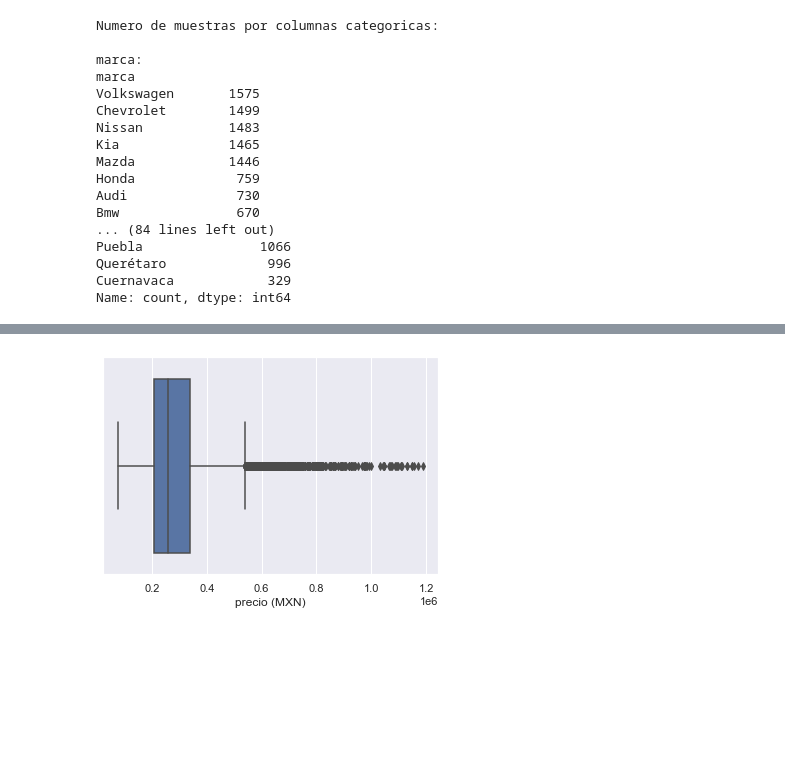
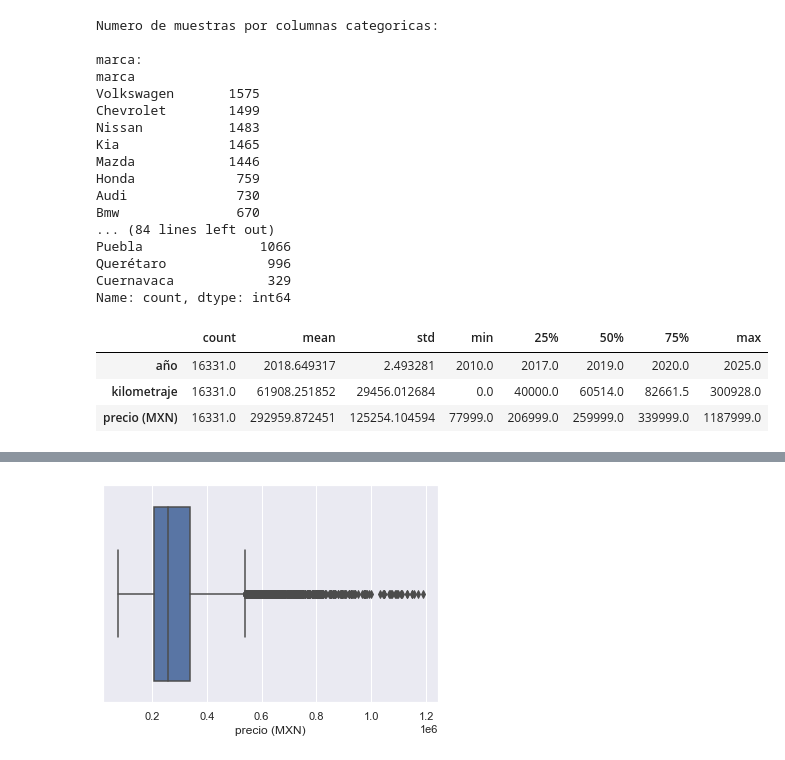
Before and after one commit to danitavilla/TFM-2025, a Jupyter notebook: Analisis exploratorio de los datos.ipynb, the cells around one changed output, grey strips where cells are left out. Drawn from its saved outputs; the diff is of its cells as text; code cells hidden in the pictures; blank space fills up the shorter version.

```diff
--- a/Analisis exploratorio de los datos.ipynb
+++ b/Analisis exploratorio de los datos.ipynb
@@ -166,3 +167,11 @@ Puebla               1066
 Querétaro             996
 Cuernavaca            329
 Name: count, dtype: int64
+# %%
+df_regresion_st = df_regresion.describe()
+df_regresion_st.T
+# %% [output]
+|  | count | mean | std | min | 25% | 50% | 75% | max |
+| año | 16331.0 | 2018.649317 | 2.493281 | 2010.0 | 2017.0 | 2019.0 | 2020.0 | 2025.0 |
+| kilometraje | 16331.0 | 61908.251852 | 29456.012684 | 0.0 | 40000.0 | 60514.0 | 82661.5 | 300928.0 |
+| precio (MXN) | 16331.0 | 292959.872451 | 125254.104594 | 77999.0 | 206999.0 | 259999.0 | 339999.0 | 1187999.0 |
```
Also changed, not shown: parts of 3 cells of this notebook.
